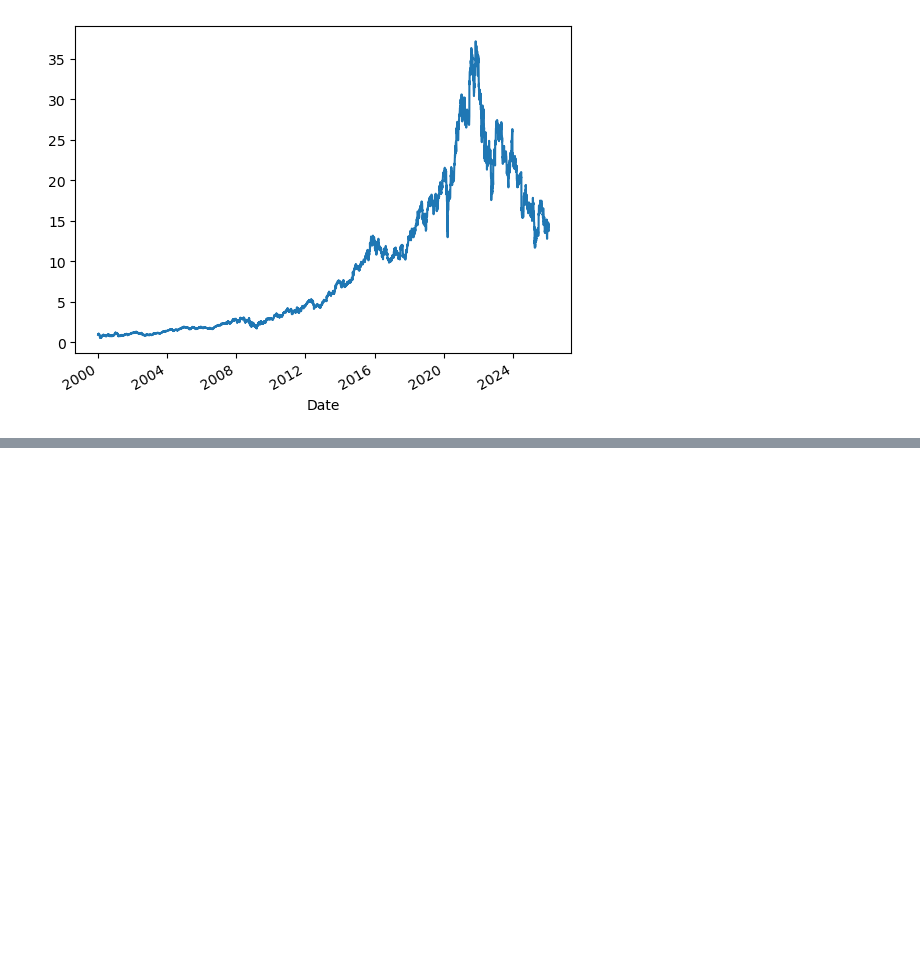
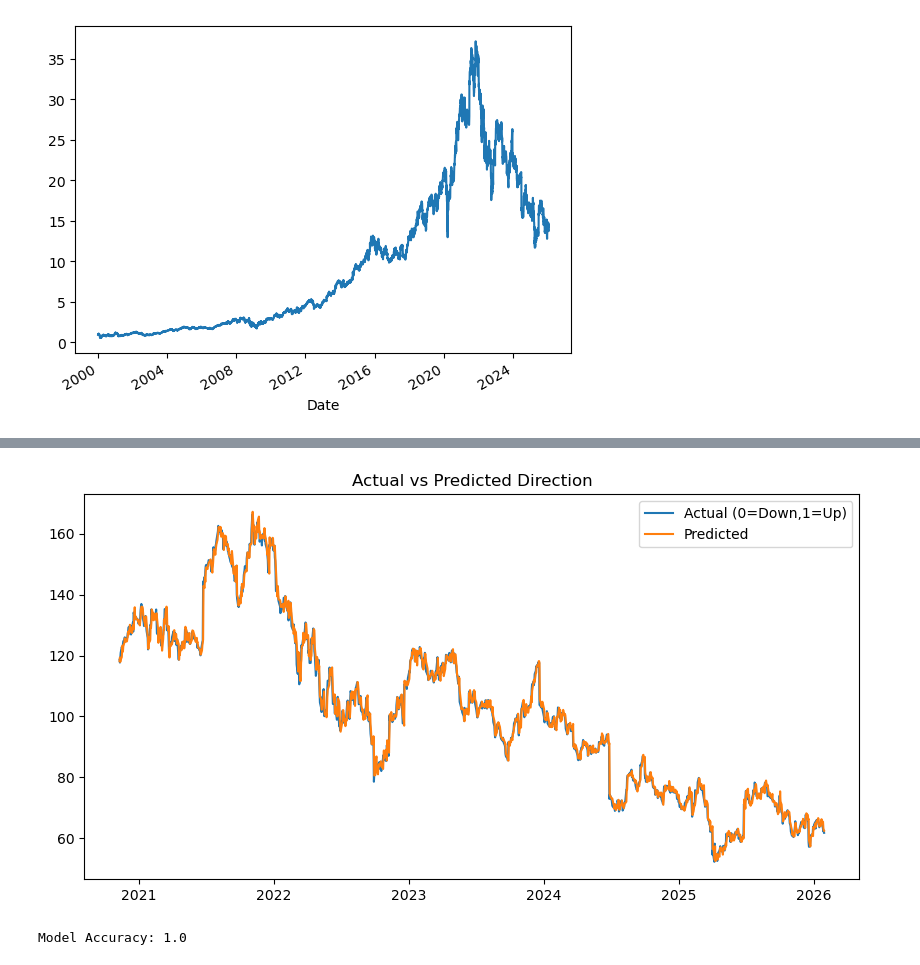
Before and after one commit to SnigdhaChourasia1805/DataAnalysis-Python, a Jupyter notebook: Project-10.ipynb, the cells around one changed output, grey strips where cells are left out. Saved outputs shown, nothing was run; the diff lists cells and outputs as text; code cells hidden in the pictures; blank space fills up the shorter version.

```diff
--- a/Project-10.ipynb
+++ b/Project-10.ipynb
@@ -104,0 +226,9 @@ df["Cumulative Return"].plot()
+# %%
+plt.figure(figsize=(10,5))
+plt.plot(y_test.index, y_test, label="Actual (0=Down,1=Up)")
+plt.plot(y_test.index, predictions, label="Predicted")
+plt.legend()
+plt.title("Actual vs Predicted Direction")
+plt.show()
+# %% [output]
+[figure, added]
@@ -104,0 +237,6 @@ df["Cumulative Return"].plot()
+# %%
+from sklearn.metrics import accuracy_score
+accuracy=accuracy_score(y_test,predictions)
+print("Model Accuracy:",accuracy)
+# %% [output]
+Model Accuracy: 1.0
```
Also changed, not shown: parts of 54 cells of this notebook.
